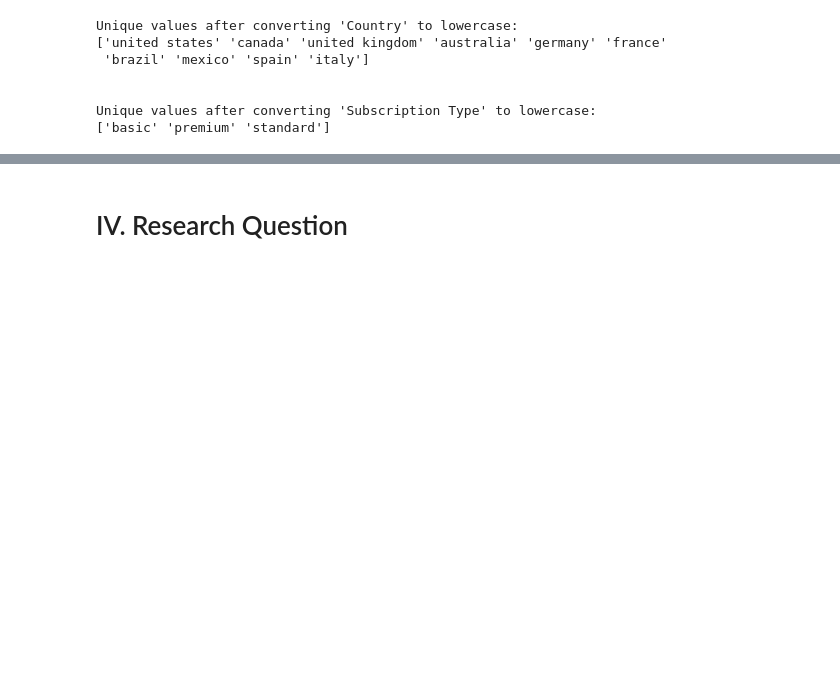
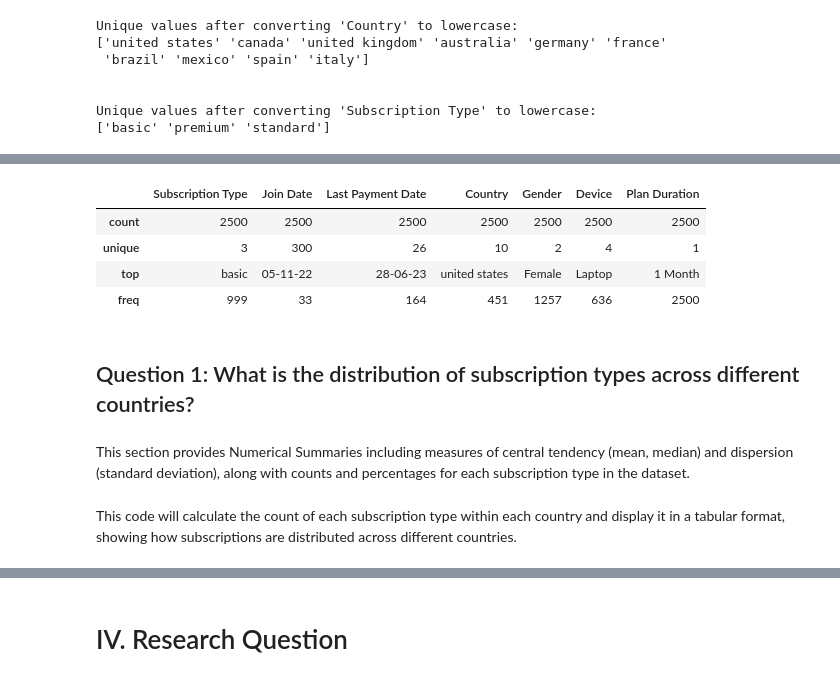
Before and after one commit to mcap114/CSMODEL-MCO, a Jupyter notebook: CSMODEL Group 8.ipynb, the cells around one changed output, grey strips where cells are left out. Cells and saved outputs as stored; diff of their text form; code cells hidden in the pictures; blank space fills up the shorter version.

```diff
--- a/CSMODEL Group 8.ipynb
+++ b/CSMODEL Group 8.ipynb
@@ -212,0 +213,15 @@ In this section of the notebook, we aim to explore and understand various aspect
+# %%
+# Describing all the Categorical Features
+userbase_df.describe(include=['O'])
+# %% [output]
+|  | Subscription Type | Join Date | Last Payment Date | Country | Gender | Device | Plan Duration |
+| count | 2500 | 2500 | 2500 | 2500 | 2500 | 2500 | 2500 |
+| unique | 3 | 300 | 26 | 10 | 2 | 4 | 1 |
+| top | basic | 05-11-22 | 28-06-23 | united states | Female | Laptop | 1 Month |
+| freq | 999 | 33 | 164 | 451 | 1257 | 636 | 2500 |
+# %% [markdown]
+## Question 1: What is the distribution of subscription types across different countries?
+# %% [markdown]
+This section provides Numerical Summaries including measures of central tendency (mean, median) and dispersion (standard deviation), along with counts and percentages for each subscription type in the dataset.
+# %% [markdown]
+This code will calculate the count of each subscription type within each country and display it in a tabular format, showing how subscriptions are distributed across different countries.
```
Also changed, not shown: parts of 25 cells of this notebook.
